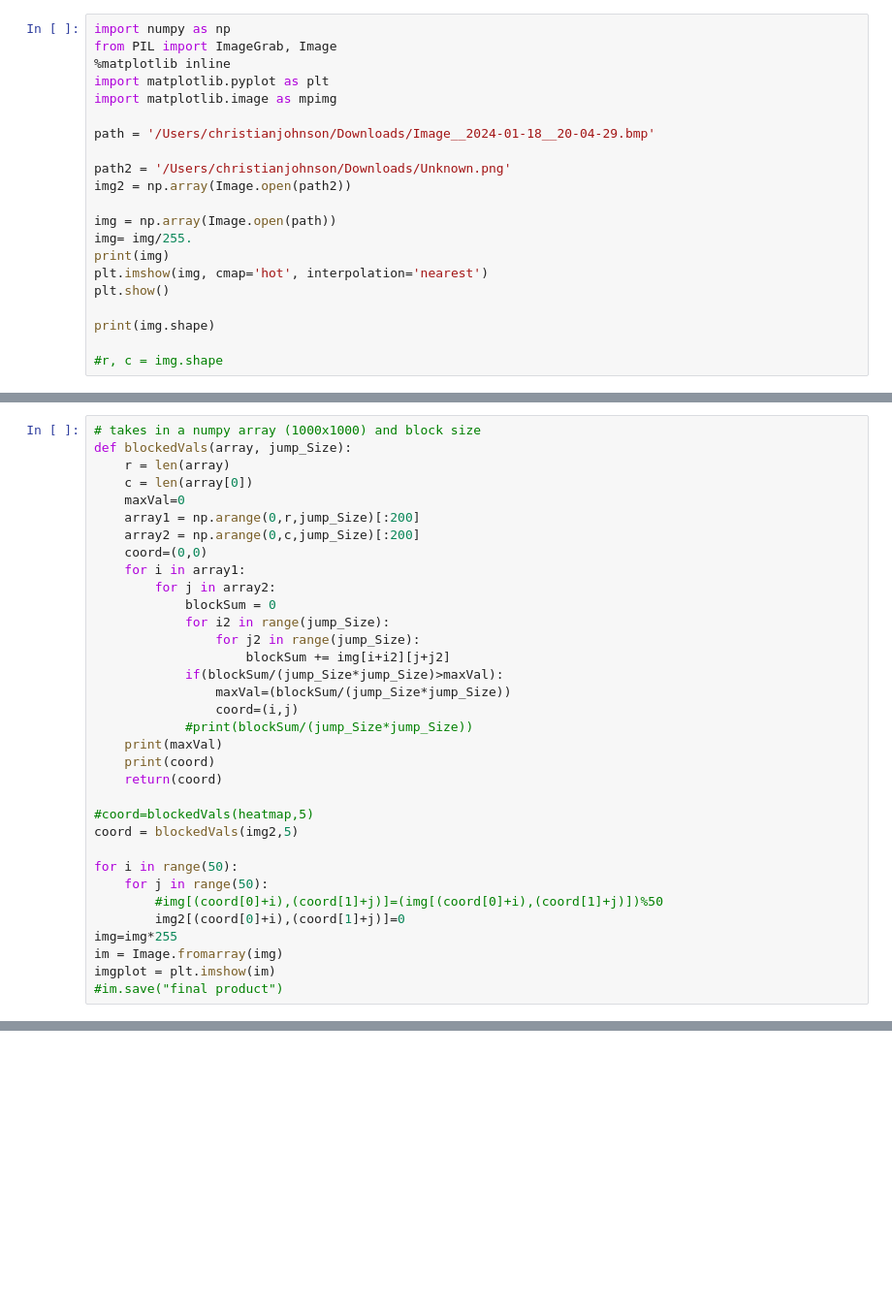
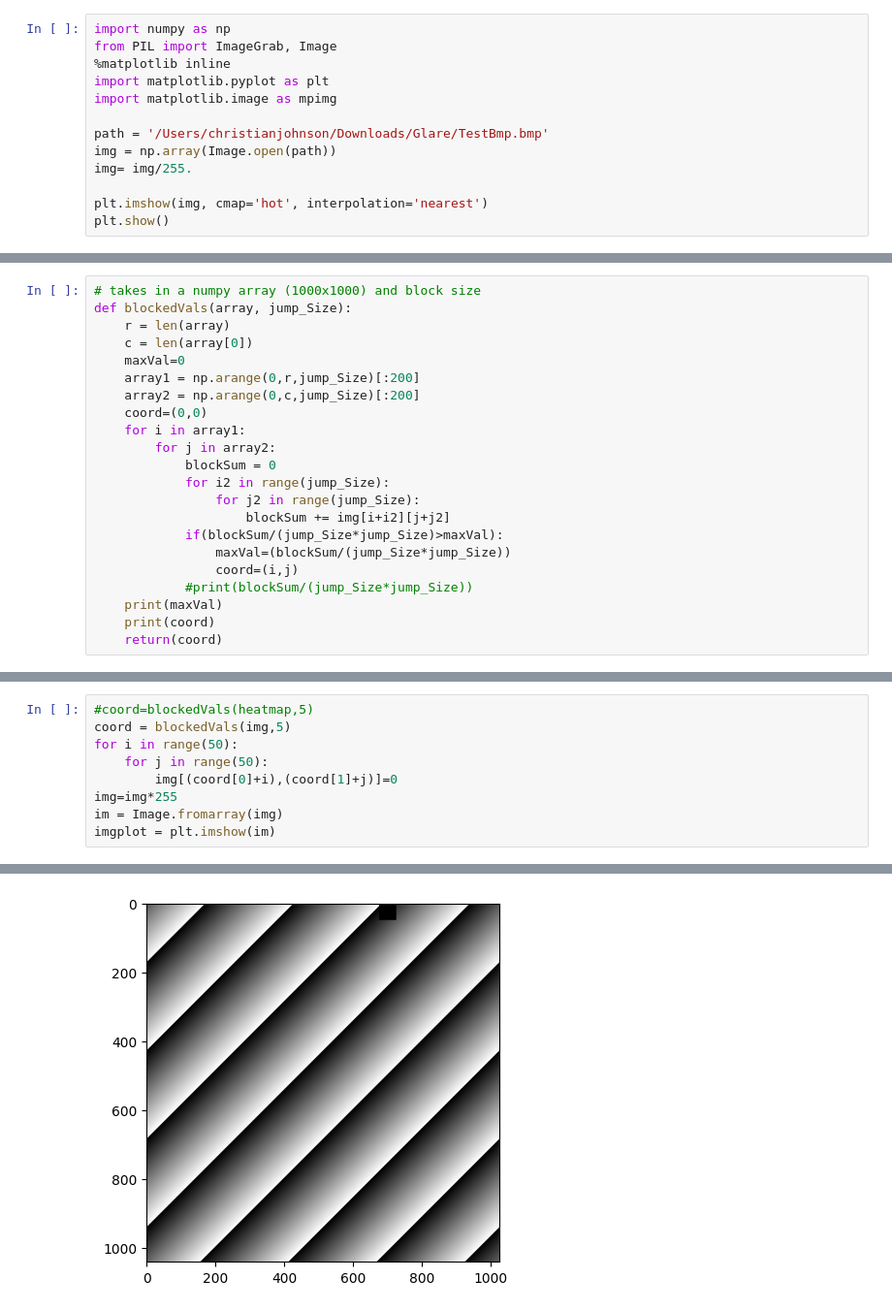
Before and after one commit to chrjohnson26/GLARE, a Jupyter notebook: glare.ipynb, the cells around one changed output, grey strips where cells are left out. Shown at 97% size. Drawn from its saved outputs; the diff is of its cells as text; blank space fills up the shorter version.

```diff
--- a/glare.ipynb
+++ b/glare.ipynb
@@ -5,18 +5,10 @@ from PIL import ImageGrab, Image
 import matplotlib.pyplot as plt
 import matplotlib.image as mpimg
 
-path = '/Users/christianjohnson/Downloads/Image__2024-01-18__20-04-29.bmp'
-
-path2 = '/Users/christianjohnson/Downloads/Unknown.png'
-img2 = np.array(Image.open(path2))
-
+path = '/Users/christianjohnson/Downloads/Glare/TestBmp.bmp'
 img = np.array(Image.open(path))
 img= img/255.
-print(img)
+
 plt.imshow(img, cmap='hot', interpolation='nearest')
 plt.show()
-
-print(img.shape)
-
-#r, c = img.shape
 # %% [output]
@@ -99,15 +92,3 @@ def blockedVals(array, jump_Size):
     print(maxVal)
     print(coord)
     return(coord)
-
-#coord=blockedVals(heatmap,5)
-coord = blockedVals(img2,5)
-
-for i in range(50):
-    for j in range(50):
-        #img[(coord[0]+i),(coord[1]+j)]=(img[(coord[0]+i),(coord[1]+j)])%50
-        img2[(coord[0]+i),(coord[1]+j)]=0
-img=img*255
-im = Image.fromarray(img)
-imgplot = plt.imshow(im)
-#im.save("final product")
@@ -117,0 +170,10 @@ IndexError: index 511 is out of bounds for axis 1 with size 511
+# %%
+#coord=blockedVals(heatmap,5)
+coord = blockedVals(img,5)
+for i in range(50):
+    for j in range(50):
+        img[(coord[0]+i),(coord[1]+j)]=0
+img=img*255
+im = Image.fromarray(img)
+imgplot = plt.imshow(im)
+# %% [output]
@@ -117,0 +182 @@ IndexError: index 511 is out of bounds for axis 1 with size 511
+[figure, added]
```
Also changed, not shown: parts of 6 cells of this notebook.
